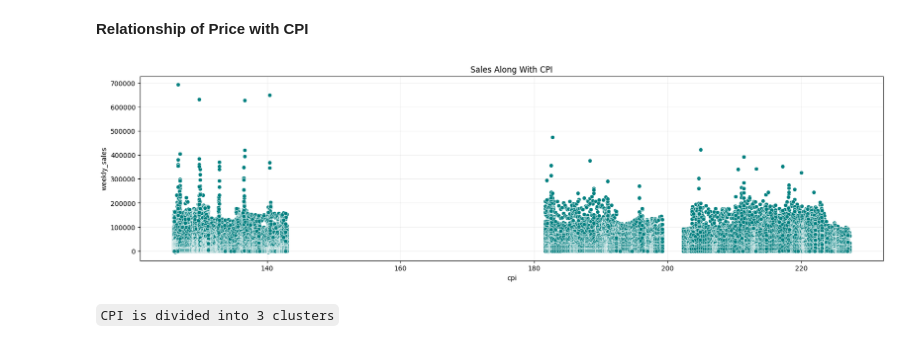
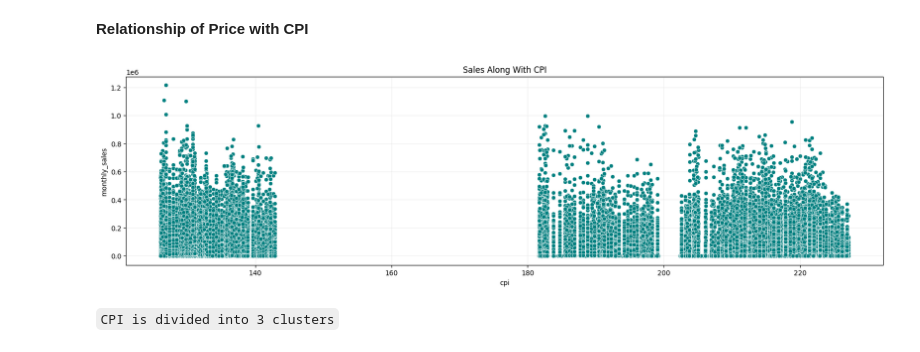
Before and after one commit to IamRaNo/Elevvo_Internship, a Jupyter notebook: Task-7/sales_data_preparation.ipynb, the cells around one changed output. Cells and saved outputs as stored; diff of their text form; code cells hidden in the pictures.

```diff
--- a/Task-7/sales_data_preparation.ipynb
+++ b/Task-7/sales_data_preparation.ipynb
@@ -384,12 +384,12 @@ plt.show()
 **Relationship of Price with CPI**
 # %%
 plt.figure(figsize=(20,5))
-sns.scatterplot(x='cpi',y='weekly_sales',data=data,marker="o",color='teal')
+sns.scatterplot(x='cpi',y='monthly_sales',data=data,marker="o",color='teal')
 plt.title('Sales Along With CPI')
 plt.grid(alpha=0.2)
 plt.show()
 # %% [output]
-[figure, old version]
+[figure, new version]
 # %% [markdown]
 `CPI is divided into 3 clusters`
 # %% [markdown]
```
Also changed, not shown: 1 other file.
